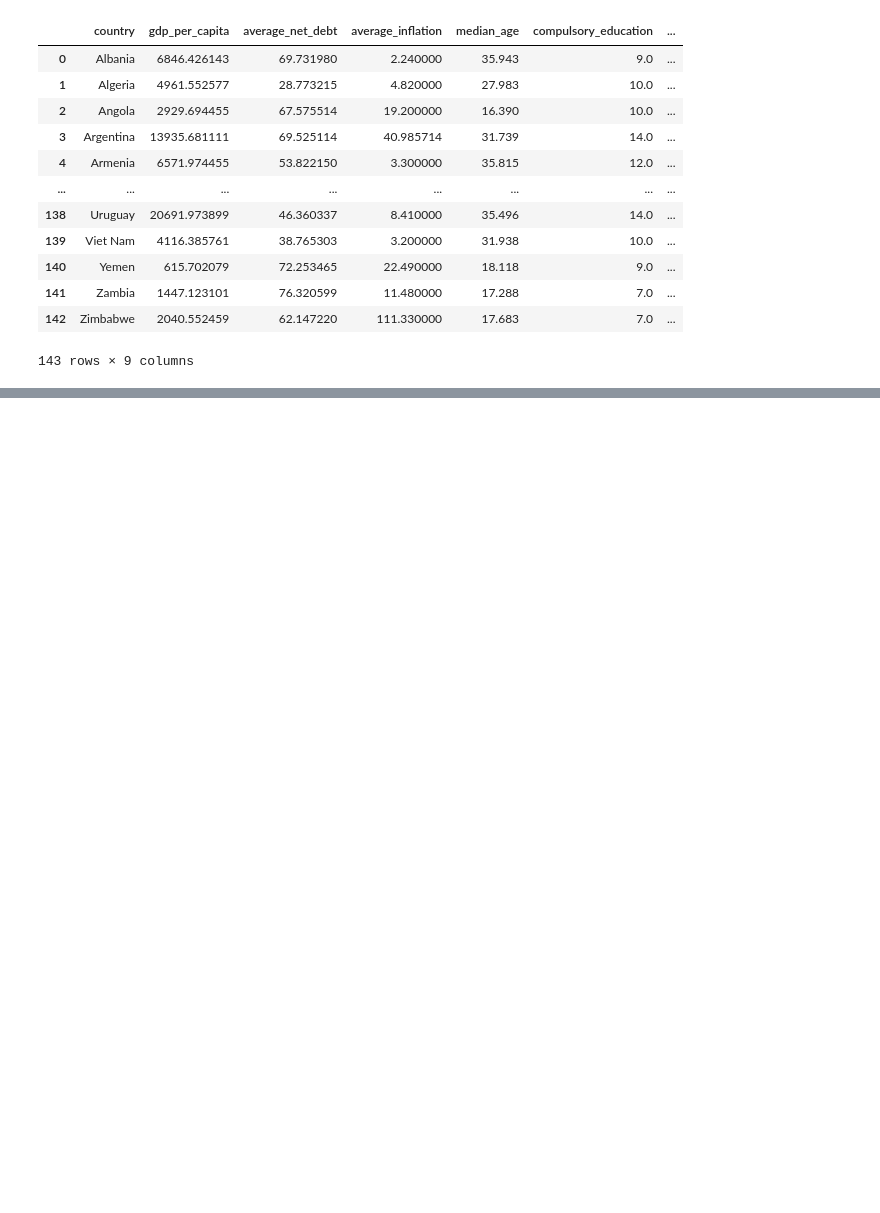
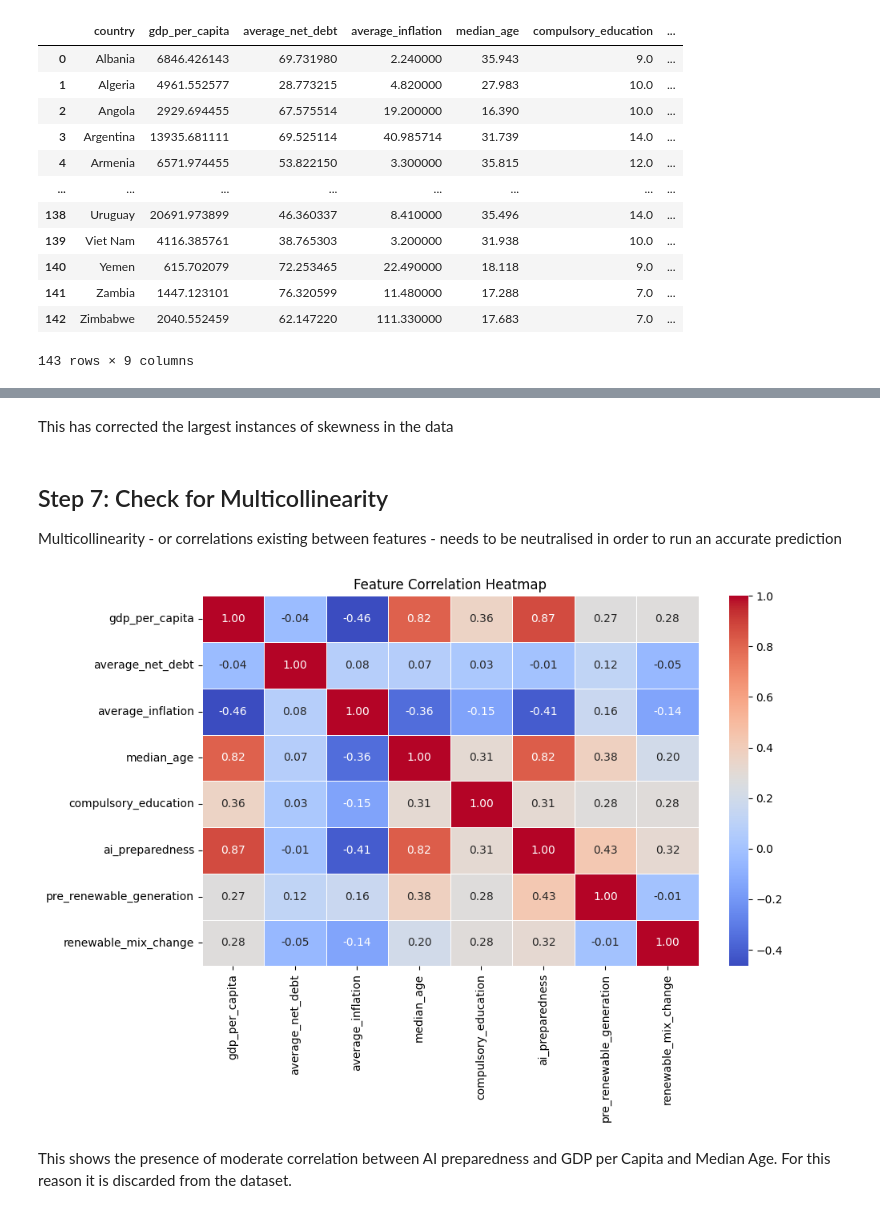
Before and after one commit to JRussell91/temp_pro_practice, a Jupyter notebook: main.ipynb, the cells around one changed output, grey strips where cells are left out. Saved outputs shown, nothing was run; the diff lists cells and outputs as text; code cells hidden in the pictures; blank space fills up the shorter version.

```diff
--- a/main.ipynb
+++ b/main.ipynb
@@ -303,0 +391,21 @@ complete_dataset
+# %% [markdown]
+This has corrected the largest instances of skewness in the data
+# %% [markdown]
+## Step 7: Check for Multicollinearity
+
+Multicollinearity - or correlations existing between features - needs to be neutralised in order to run an accurate prediction
+# %%
+# Compute the correlation matrix
+corr_matrix = transformed_dataset.iloc[:, 1:].corr()
+
+# Create the heatmap
+plt.figure(figsize=(10, 6))
+sns.heatmap(corr_matrix, annot=True, cmap='coolwarm', fmt=".2f", linewidths=0.5)
+
+# Title
+plt.title("Feature Correlation Heatmap")
+plt.show()
+# %% [output]
+[figure, added]
+# %% [markdown]
+This shows the presence of moderate correlation between AI preparedness and GDP per Capita and Median Age. For this reason it is discarded from the dataset.
```
Also changed, not shown: parts of 17 cells of this notebook.
